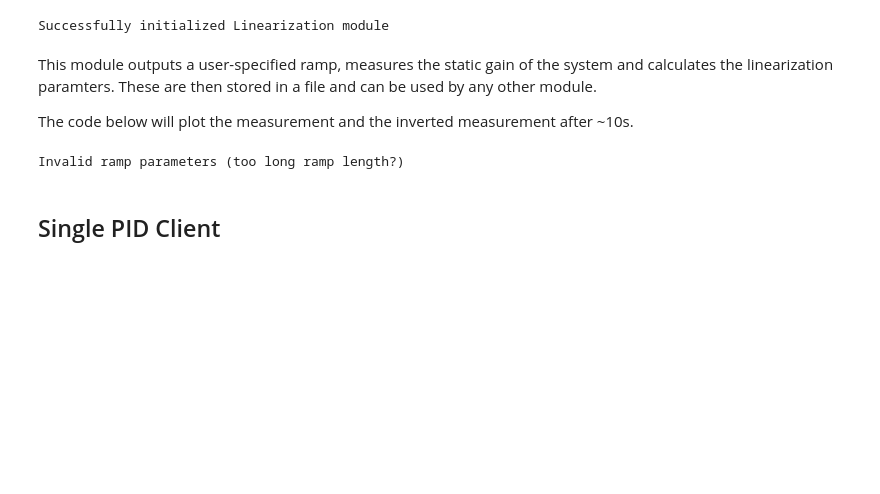
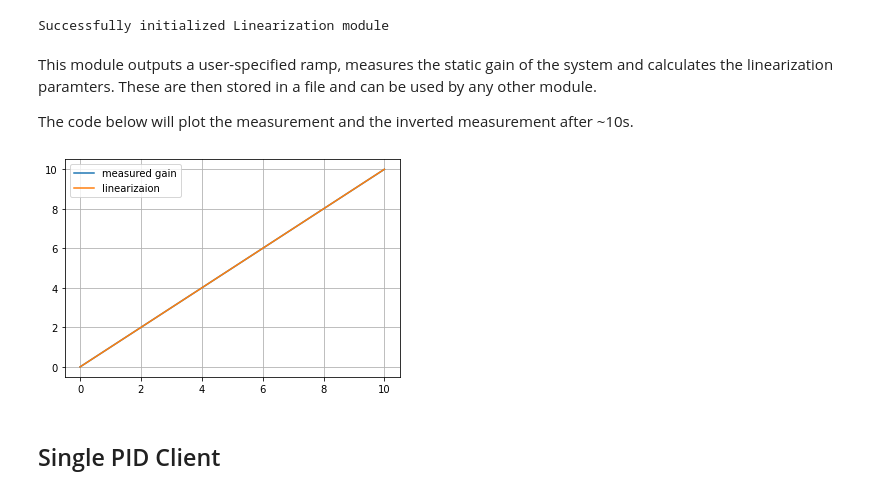
Before and after one commit to gmarius780/lockstar, a Jupyter notebook: code/client/python/lockstar_client/interfaces/lockstar_interface.ipynb, the cells around one changed output. Cells and saved outputs as stored; diff of their text form; code cells hidden in the pictures; blank space fills up the shorter version.

```diff
--- a/code/client/python/lockstar_client/interfaces/lockstar_interface.ipynb
+++ b/code/client/python/lockstar_client/interfaces/lockstar_interface.ipynb
@@ -33,37 +34,37 @@ The code below will plot the measurement and the inverted measurement after ~10s
 # %%
 ramp_start = 0.
 ramp_end = 10.
-ramp_length = 500
+ramp_length = 2000
 settling_time_ms = 1
 
 linearization_file = join(dirname(abspath('')), 'test_linearization.json')
 # print(await lin_client.set_linearization_length_one(ramp_length))
 # print(await lin_client.set_linearization_one_from_file(linearization_file))
 # sys.exit()
 ramp = np.linspace(ramp_start, ramp_end, num=ramp_length)
 
 success = await lin_client.set_ramp_parameters(ramp_start, ramp_end, ramp_length, settling_time_ms)
 if not success:
     print('Invalid ramp parameters (too long ramp length?)')
 else:
     linearization_response = await lin_client.linearize_ch_one()
 
     if linearization_response != False:
         measured_gain, linearization = linearization_response
         fig,ax = plt.subplots(1,1)
         ax.plot(ramp,measured_gain,label='measured gain')
         ax.plot(ramp,linearization,label='linearizaion')
         ax.legend()
         ax.grid('lightgray')
         plt.show()
 
         _ = await lin_client.store_linearization_locally(linearization, ramp_start, ramp_end, linearization_file)
 
         _ = await lin_client.set_linearization_length_one(ramp_length)
         #_ = await lin_client.set_linearization_one(linearization, min_output_voltage=ramp_start, max_output_voltage=ramp_end)
         _ = await lin_client.set_linearization_one_from_file(linearization_file)
 # %% [output]
-Invalid ramp parameters (too long ramp length?)
+[figure, added]
 # %% [markdown]
 ## Single PID Client
 # %%
```
Also changed, not shown: parts of 6 cells of this notebook, 7 other files.
